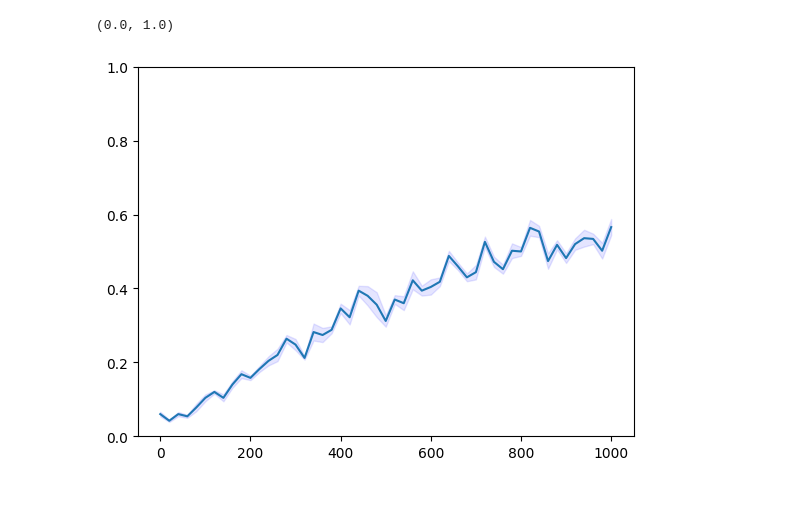
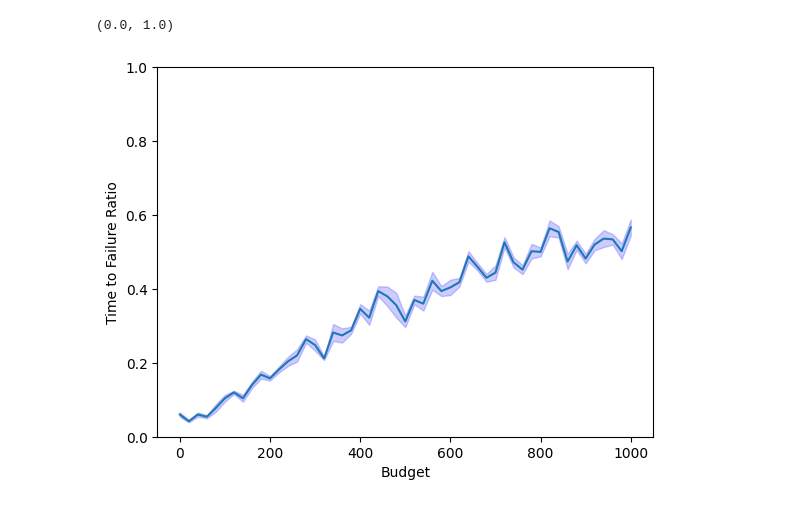
Before and after one commit to leadcatlab/welfare-maximization-cdc, a Jupyter notebook: simulations/results/analyze_data.ipynb, the cells around one changed output. Cells and saved outputs as stored; diff of their text form; code cells hidden in the pictures.

Commit message:
changes to analyze_data

```diff
--- a/simulations/results/analyze_data.ipynb
+++ b/simulations/results/analyze_data.ipynb
@@ -15,11 +15,12 @@ survive_data_std = np.std(survive_data,axis=0)
 # %%
 x_data = list(np.arange(51)*20)
 conf_int = 1.96*np.std(survive_data,axis=0)/np.sqrt(len(x_data))
 plt.plot(x_data,avg_suvive_data, )
-plt.fill_between(x_data,(avg_suvive_data-conf_int),(avg_suvive_data+conf_int),color='b',alpha=.1)
-# plt.plot(x_data,avg_suvive_data+survive_data_std,'--','r')
+plt.fill_between(x_data,(avg_suvive_data-conf_int),(avg_suvive_data+conf_int),color='b',alpha=.2)
+plt.xlabel('Budget')
+plt.ylabel('Time to Failure Ratio')
 plt.ylim(0,1)
 # %% [output]
 (0.0, 1.0)
-[figure, old version]
+[figure, new version]
 # %%
```
Also changed, not shown: parts of 2 cells of this notebook.
